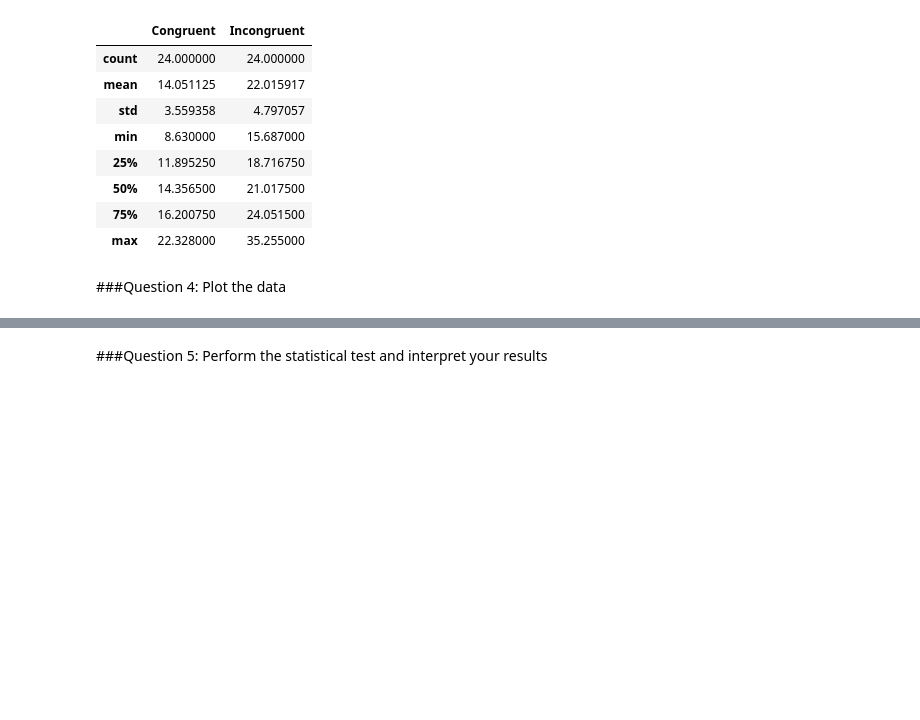
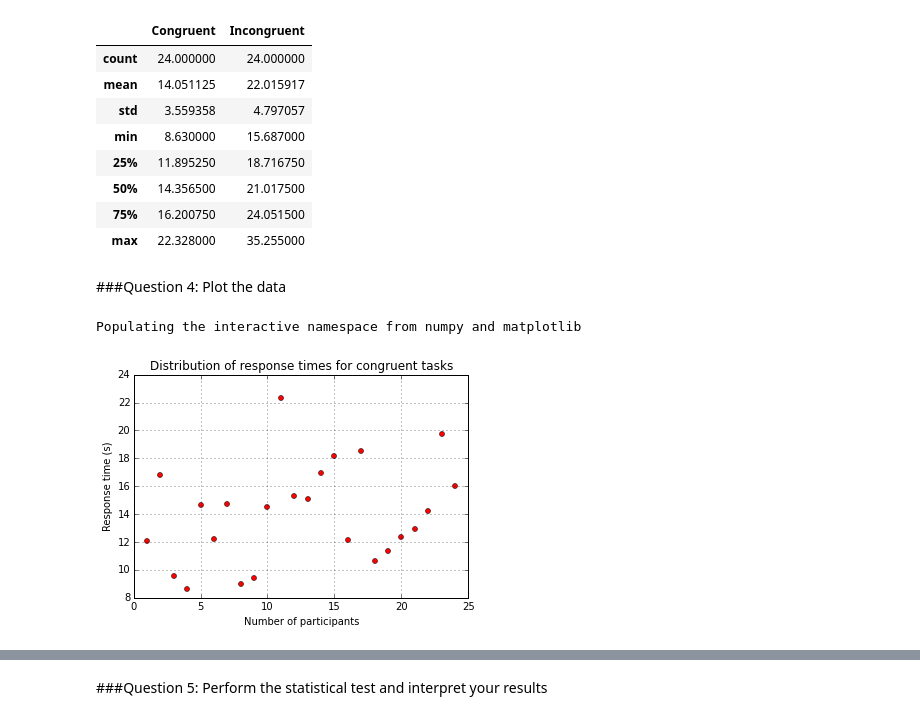
Before and after one commit to arvin-dwarka/Udacity_Data_Analyst, a Jupyter notebook: P1/Test_a_Perceptual_Phenomenon.ipynb, the cells around one changed output, grey strips where cells are left out. Cells and saved outputs as stored; diff of their text form; code cells hidden in the pictures; blank space fills up the shorter version.

```diff
--- a/P1/Test_a_Perceptual_Phenomenon.ipynb
+++ b/P1/Test_a_Perceptual_Phenomenon.ipynb
@@ -37,3 +35,21 @@ data_frame.describe()
 | max | 22.328000 | 35.255000 |
 # %% [markdown]
 ###Question 4: Plot the data
+# %%
+import matplotlib.pyplot as plt
+%pylab inline
+
+
+data_frame['num_participants'] = data_frame.index + 1
+x = data_frame['num_participants']
+congruent_y = data_frame['Congruent']
+incongruent_y = data_frame['Incongruent']
+
+plt.plot(x, congruent_y, 'o', markersize=5, color='r')
+plt.title('Distribution of response times for congruent tasks')
+plt.xlabel('Number of participants')
+plt.ylabel('Response time (s)')
+plt.grid()
+# %% [output]
+Populating the interactive namespace from numpy and matplotlib
+[figure, added]
```
Also changed, not shown: parts of 8 cells of this notebook, 2 other files.
